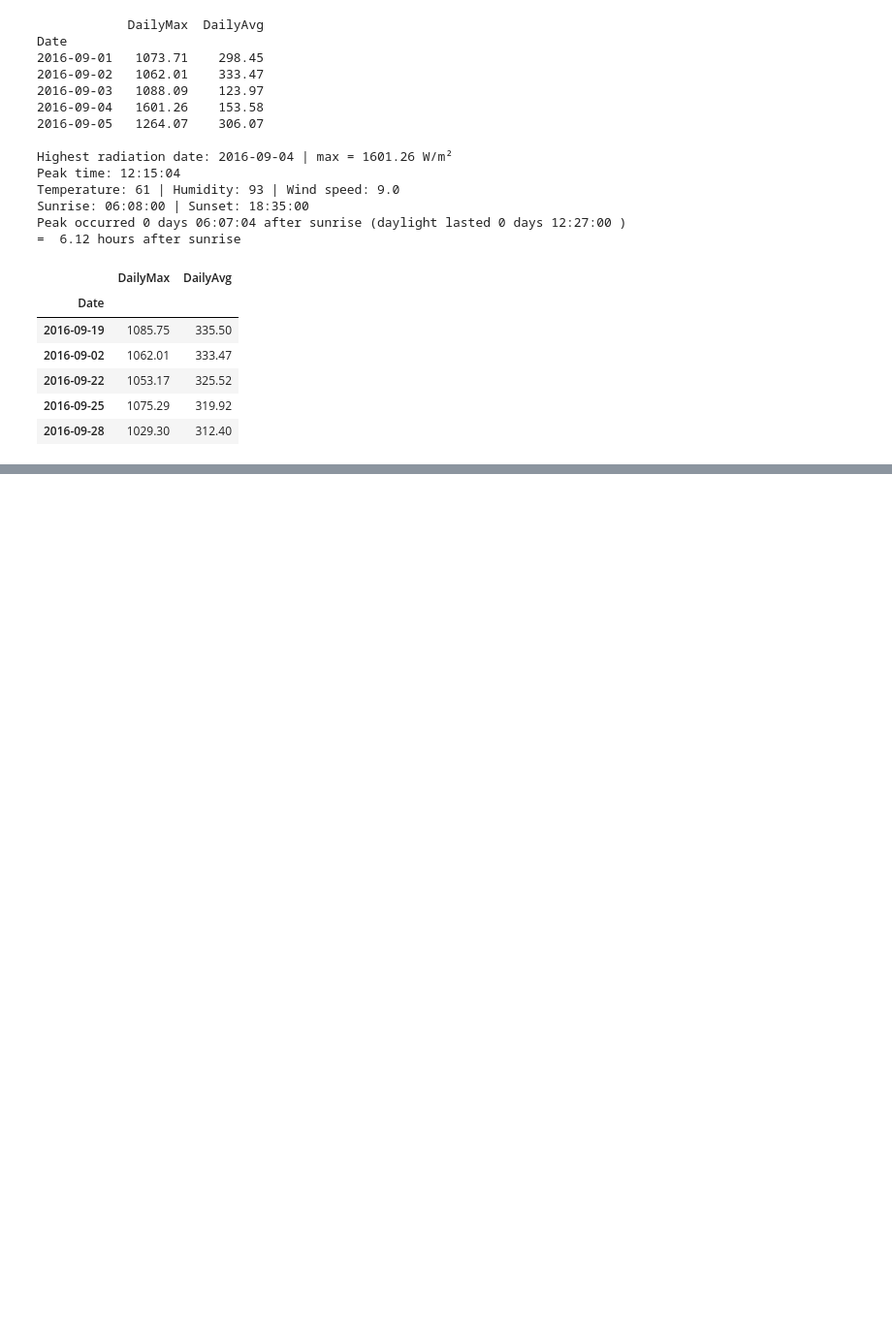
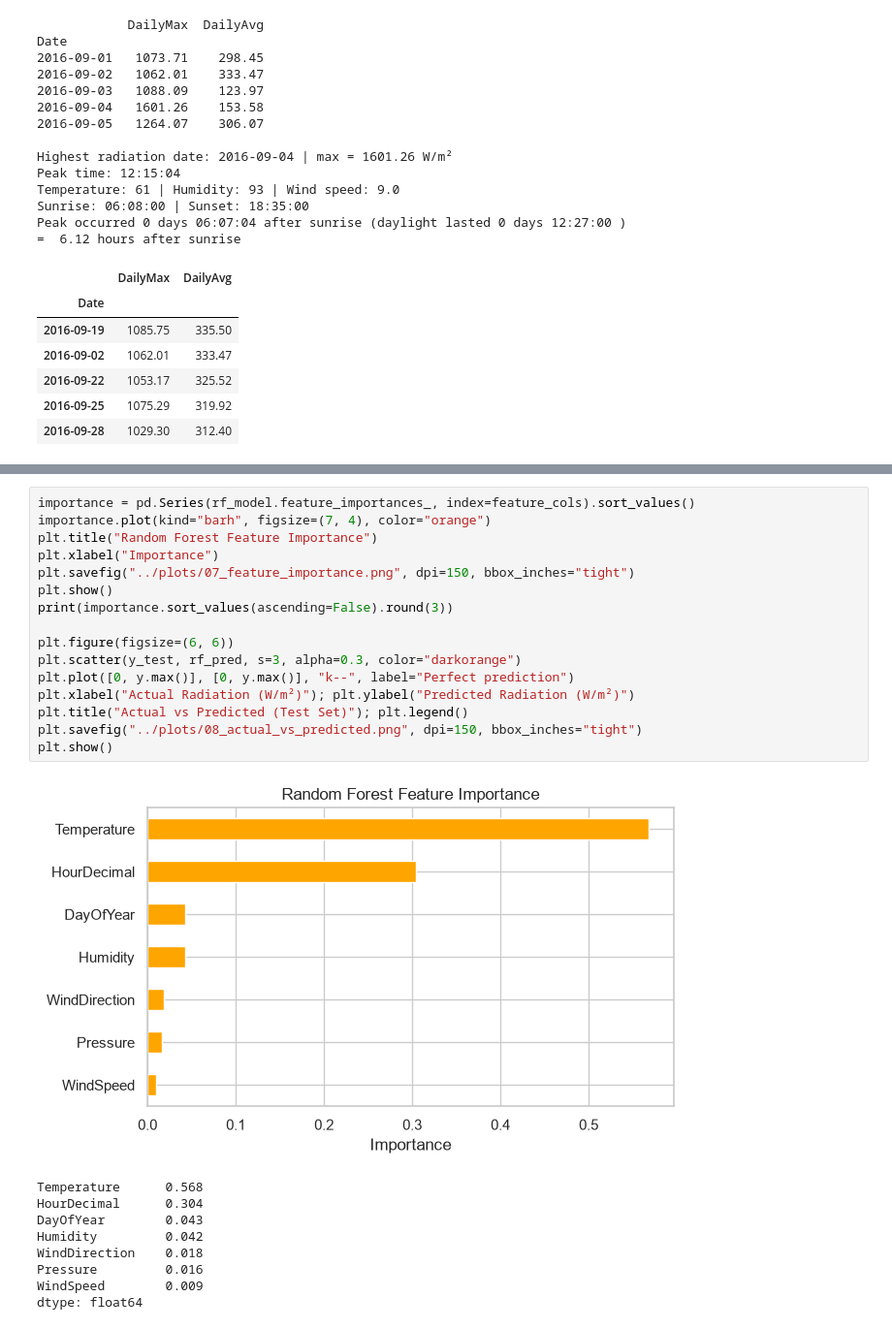
Before and after one commit to abhishekbirajdar1707-cpu/solar-radiation-analysis-PS-2, a Jupyter notebook: notebooks/solar_analysis.ipynb, the cells around one changed output, grey strips where cells are left out. Shown at 97% size. Drawn from its saved outputs; the diff is of its cells as text; blank space fills up the shorter version.

```diff
--- a/notebooks/solar_analysis.ipynb
+++ b/notebooks/solar_analysis.ipynb
@@ -227,0 +268,26 @@ Peak occurred 0 days 06:07:04 after sunrise (daylight lasted 0 days 12:27:00 )
+# %%
+importance = pd.Series(rf_model.feature_importances_, index=feature_cols).sort_values()
+importance.plot(kind="barh", figsize=(7, 4), color="orange")
+plt.title("Random Forest Feature Importance")
+plt.xlabel("Importance")
+plt.savefig("../plots/07_feature_importance.png", dpi=150, bbox_inches="tight")
+plt.show()
+print(importance.sort_values(ascending=False).round(3))
+
+plt.figure(figsize=(6, 6))
+plt.scatter(y_test, rf_pred, s=3, alpha=0.3, color="darkorange")
+plt.plot([0, y.max()], [0, y.max()], "k--", label="Perfect prediction")
+plt.xlabel("Actual Radiation (W/m²)"); plt.ylabel("Predicted Radiation (W/m²)")
+plt.title("Actual vs Predicted (Test Set)"); plt.legend()
+plt.savefig("../plots/08_actual_vs_predicted.png", dpi=150, bbox_inches="tight")
+plt.show()
+# %% [output]
+[figure, added]
+Temperature      0.568
+HourDecimal      0.304
+DayOfYear        0.043
+Humidity         0.042
+WindDirection    0.018
+Pressure         0.016
+WindSpeed        0.009
+dtype: float64
```
Also changed, not shown: parts of 3 cells of this notebook, 5 other files.
